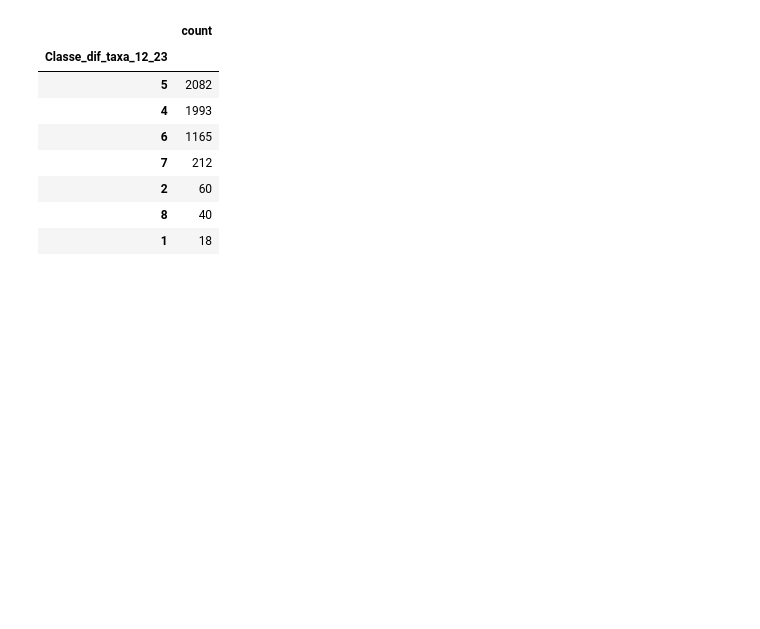
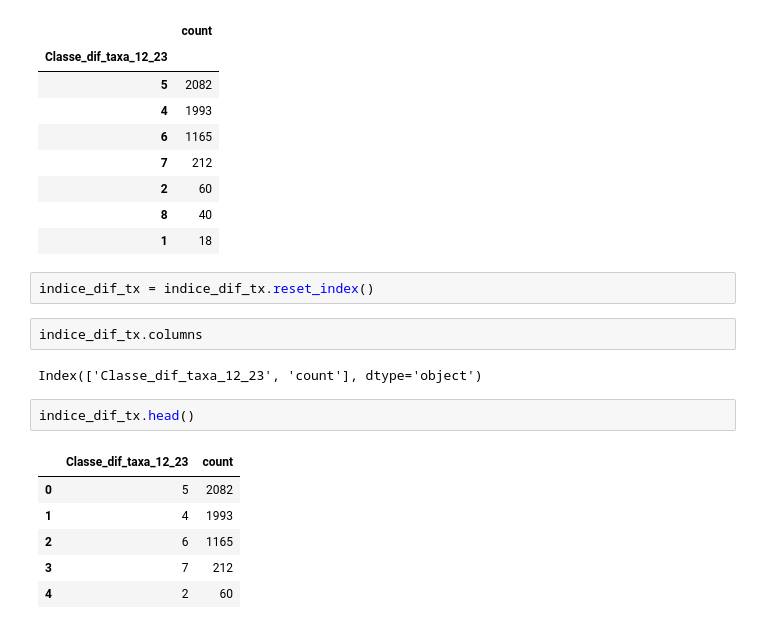
Before and after one commit to heliomacedofilho/projetos-do-bootcamp-analise-de-dados-enap-2023, a Jupyter notebook: presenca_das_politicas_publicas_sociais_nos_municipios/cadunico.ipynb, the cells around one changed output. Saved outputs shown, nothing was run; the diff lists cells and outputs as text; blank space fills up the shorter version.

```diff
--- a/presenca_das_politicas_publicas_sociais_nos_municipios/cadunico.ipynb
+++ b/presenca_das_politicas_publicas_sociais_nos_municipios/cadunico.ipynb
@@ -2062,6 +2063,21 @@ indice_dif_tx
 | 2 | 60 |
 | 8 | 40 |
 | 1 | 18 |
+# %%
+indice_dif_tx = indice_dif_tx.reset_index()
+# %%
+indice_dif_tx.columns
+# %% [output]
+Index(['Classe_dif_taxa_12_23', 'count'], dtype='object')
+# %%
+indice_dif_tx.head()
+# %% [output]
+|  | Classe_dif_taxa_12_23 | count |
+| 0 | 5 | 2082 |
+| 1 | 4 | 1993 |
+| 2 | 6 | 1165 |
+| 3 | 7 | 212 |
+| 4 | 2 | 60 |
 # %%
 fig, ax = plt.subplots()
 
```
Also changed, not shown: parts of 6 cells of this notebook, 2 other files.
